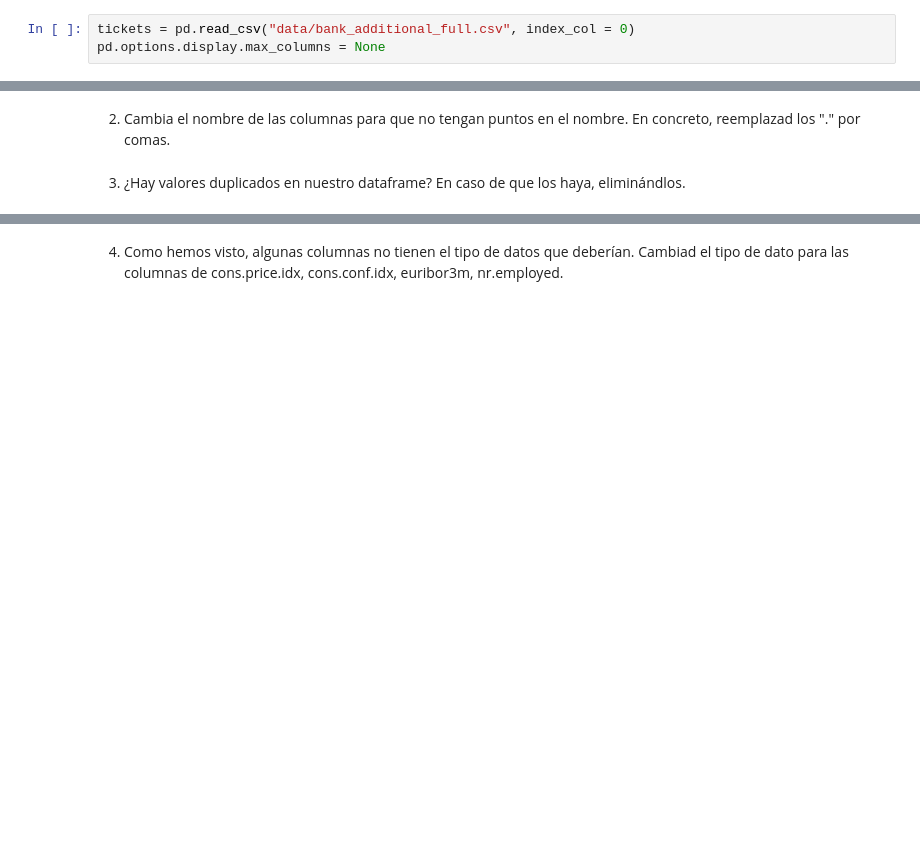
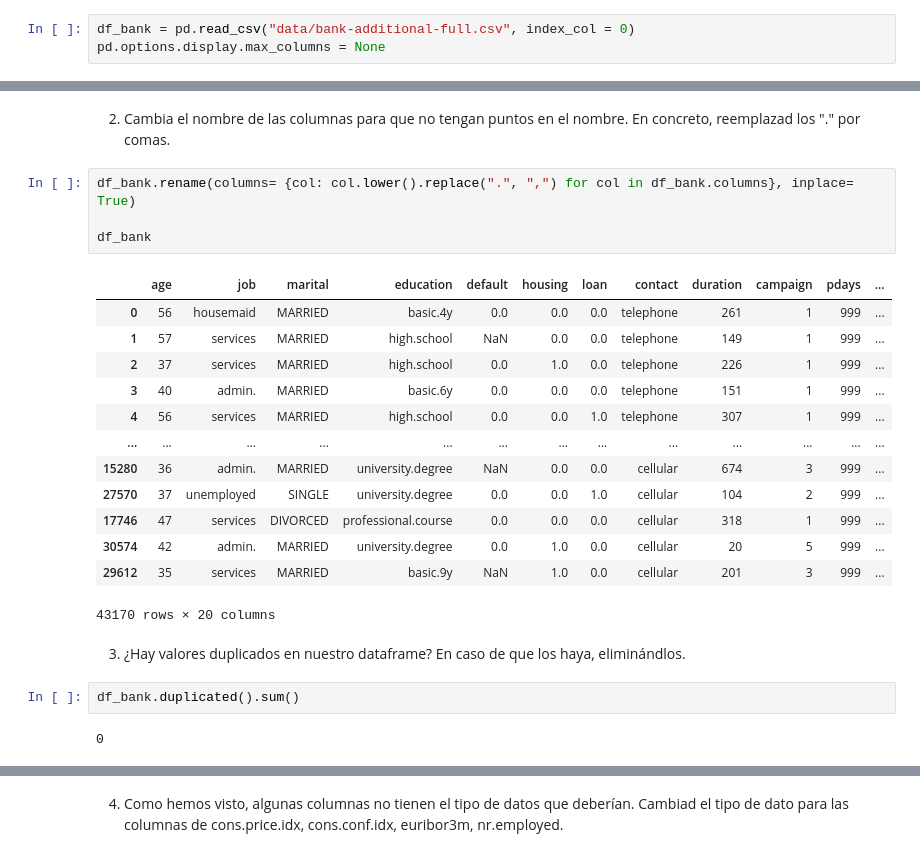
Before and after one commit to Adalab/promo-d-da-modulo2-sprint2-jacqueline-laura-lidya, a Jupyter notebook: limpieza/limpieza-leccion1-introduccion.ipynb, the cells around one changed output, grey strips where cells are left out. Drawn from its saved outputs; the diff is of its cells as text; blank space fills up the shorter version.

```diff
--- a/limpieza/limpieza-leccion1-introduccion.ipynb
+++ b/limpieza/limpieza-leccion1-introduccion.ipynb
@@ -9,5 +11,5 @@ import pandas as pd
 # %%
-tickets = pd.read_csv("data/bank_additional_full.csv", index_col = 0)
+df_bank = pd.read_csv("data/bank-additional-full.csv", index_col = 0)
 pd.options.display.max_columns = None
 # %% [markdown]
 ### **IMPORTANTE**
@@ -18,4 +60,26 @@ pd.options.display.max_columns = None
 # %% [markdown]
 2. Cambia el nombre de las columnas para que no tengan puntos en el nombre. En concreto, reemplazad los "." por comas.
+# %%
+df_bank.rename(columns= {col: col.lower().replace(".", ",") for col in df_bank.columns}, inplace= True)
+
+df_bank
+# %% [output]
+|  | age | job | marital | education | default | housing | loan | contact | duration | campaign | pdays | ... |
+| 0 | 56 | housemaid | MARRIED | basic.4y | 0.0 | 0.0 | 0.0 | telephone | 261 | 1 | 999 | ... |
+| 1 | 57 | services | MARRIED | high.school | NaN | 0.0 | 0.0 | telephone | 149 | 1 | 999 | ... |
+| 2 | 37 | services | MARRIED | high.school | 0.0 | 1.0 | 0.0 | telephone | 226 | 1 | 999 | ... |
+| 3 | 40 | admin. | MARRIED | basic.6y | 0.0 | 0.0 | 0.0 | telephone | 151 | 1 | 999 | ... |
+| 4 | 56 | services | MARRIED | high.school | 0.0 | 0.0 | 1.0 | telephone | 307 | 1 | 999 | ... |
+| ... | ... | ... | ... | ... | ... | ... | ... | ... | ... | ... | ... | ... |
+| 15280 | 36 | admin. | MARRIED | university.degree | NaN | 0.0 | 0.0 | cellular | 674 | 3 | 999 | ... |
+| 27570 | 37 | unemployed | SINGLE | university.degree | 0.0 | 0.0 | 1.0 | cellular | 104 | 2 | 999 | ... |
+| 17746 | 47 | services | DIVORCED | professional.course | 0.0 | 0.0 | 0.0 | cellular | 318 | 1 | 999 | ... |
+| 30574 | 42 | admin. | MARRIED | university.degree | 0.0 | 1.0 | 0.0 | cellular | 20 | 5 | 999 | ... |
+| 29612 | 35 | services | MARRIED | basic.9y | NaN | 1.0 | 0.0 | cellular | 201 | 3 | 999 | ... |
+43170 rows × 20 columns
 # %% [markdown]
 3. ¿Hay valores duplicados en nuestro dataframe? En caso de que los haya, eliminándlos.
+# %%
+df_bank.duplicated().sum()
+# %% [output]
+0
```
Also changed, not shown: parts of 12 cells of this notebook.
